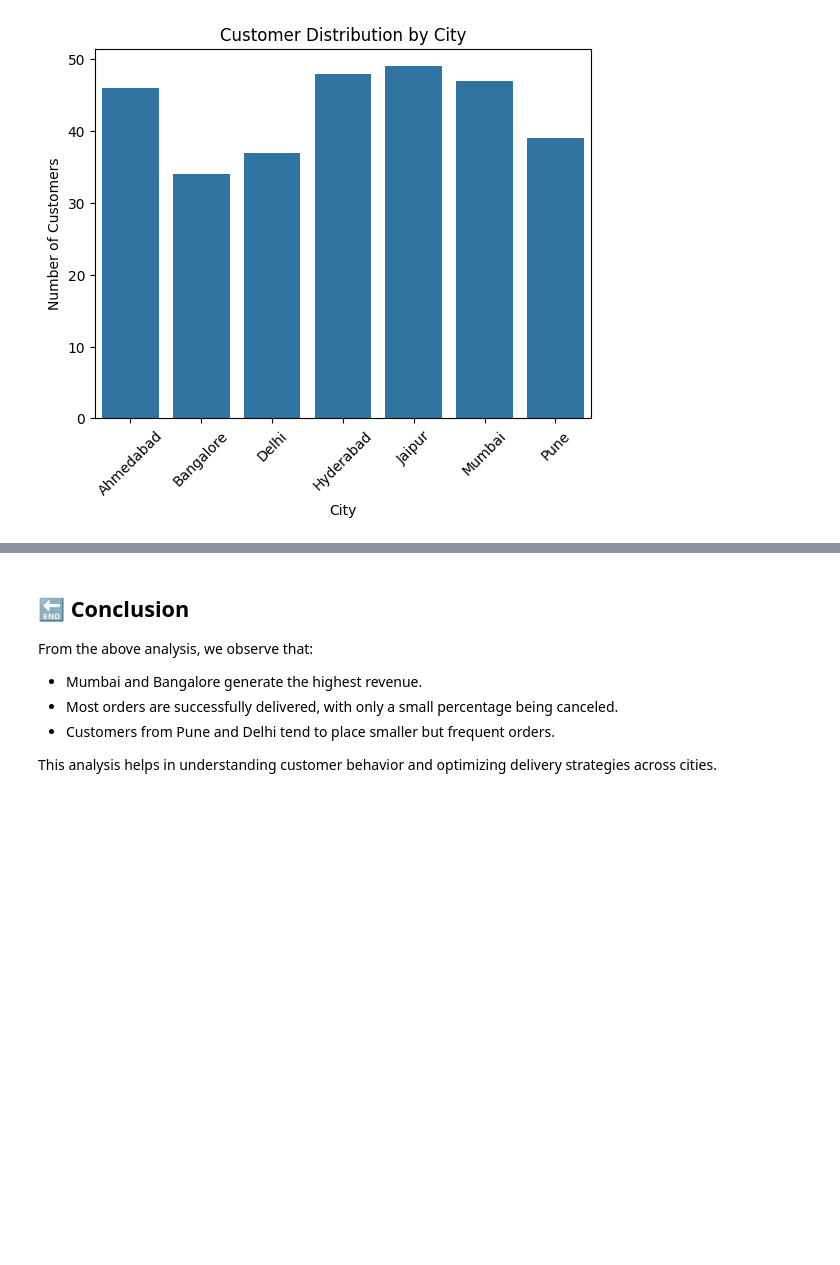
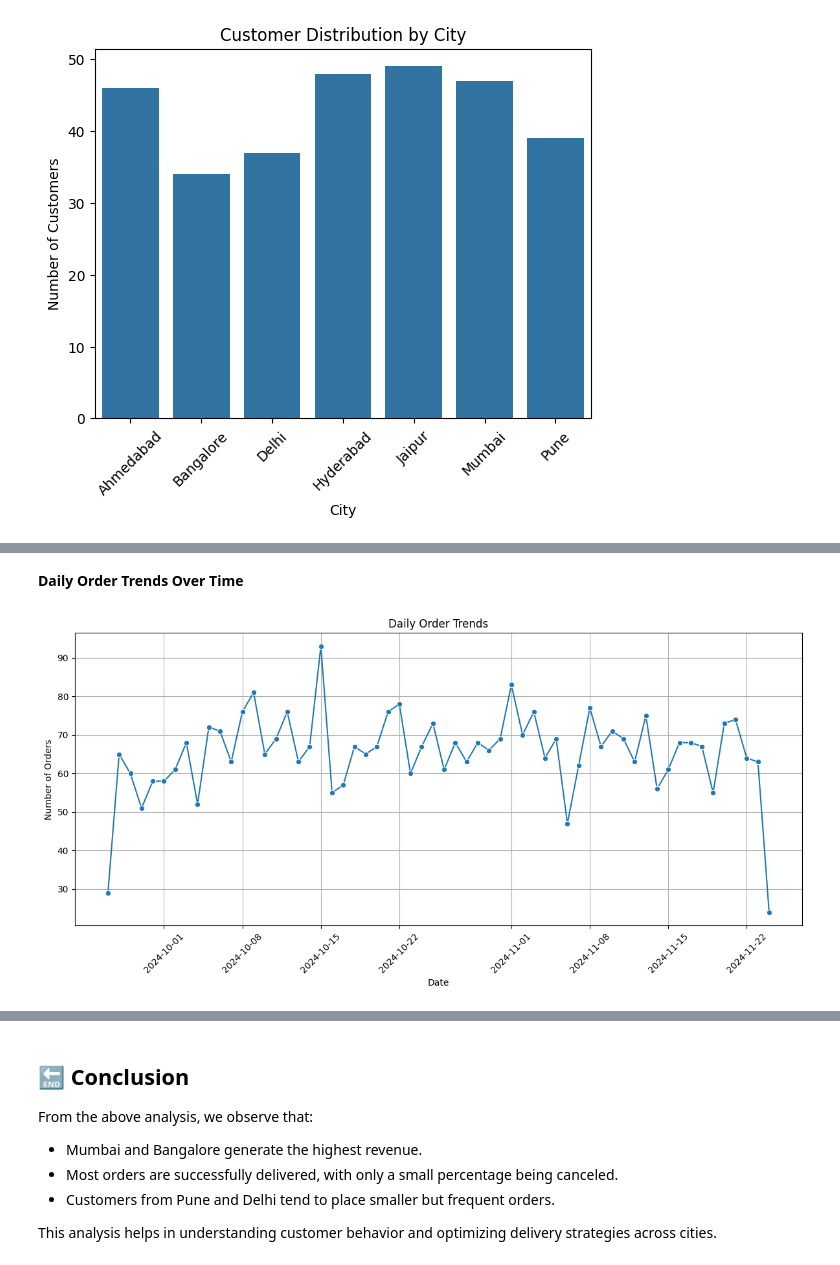
Before and after one commit to Fouzia0298/Swiggy-Instamart-Data-Analysis, a Jupyter notebook: Swiggy_Instamart.ipynb, the cells around one changed output, grey strips where cells are left out. Saved outputs shown, nothing was run; the diff lists cells and outputs as text; code cells hidden in the pictures; blank space fills up the shorter version.

```diff
--- a/Swiggy_Instamart.ipynb
+++ b/Swiggy_Instamart.ipynb
@@ -274,0 +321,13 @@ plt.show()
+# %%
+# Make sure both columns are datetime
+orders['OrderDateTime'] = pd.to_datetime(orders['OrderDateTime'])
+orders['DeliveryDateTime'] = pd.to_datetime(orders['DeliveryDateTime'])
+
+# Now calculate delivery duration in days
+orders['DeliveryDays'] = (orders['DeliveryDateTime'] - orders['OrderDateTime']).dt.days
+# %%
+# Drop rows with missing DeliveryDateTime or OrderDateTime
+orders = orders.dropna(subset=['OrderDateTime', 'DeliveryDateTime'])
+
+# Or fill missing values if needed
+# orders['DeliveryDays'] = orders['DeliveryDays'].fillna(0).astype(int)
@@ -274,0 +387,24 @@ plt.show()
+# %% [markdown]
+**Daily Order Trends Over Time**
+# %%
+# Convert to datetime if not already done
+orders["OrderDateTime"] = pd.to_datetime(orders["OrderDateTime"])
+
+# Extract date only
+orders['OrderDate'] = orders['OrderDateTime'].dt.date
+
+# Count orders per day
+daily_orders = orders.groupby("OrderDate").size().reset_index(name="Orders")
+
+# Plotting
+plt.figure(figsize=(12,6))
+sns.lineplot(x="OrderDate", y="Orders", data=daily_orders, marker="o")
+plt.title("Daily Order Trends")
+plt.xlabel("Date")
+plt.ylabel("Number of Orders")
+plt.xticks(rotation=45)
+plt.grid(True)
+plt.tight_layout()
+plt.show()
+# %% [output]
+[figure, added]
```
Also changed, not shown: parts of 12 cells of this notebook, 12 other files.
